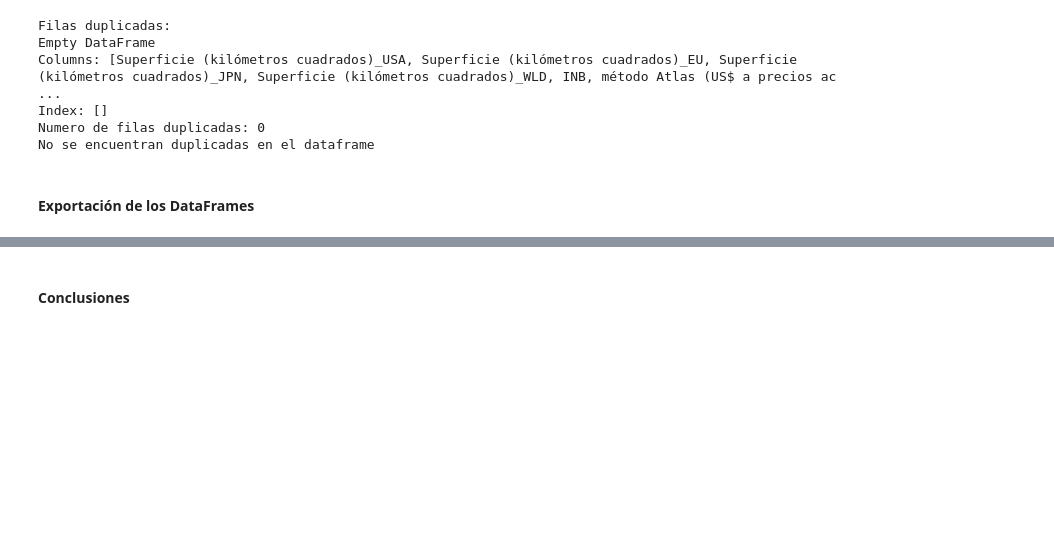
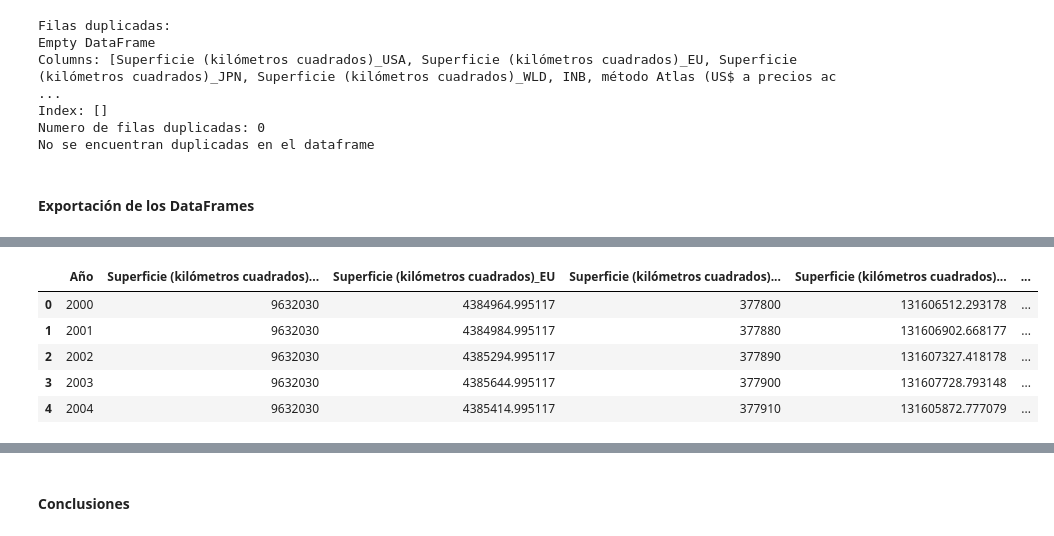
Before and after one commit to JosueMonte/gaming, a Jupyter notebook: eda_1.ipynb, the cells around one changed output, grey strips where cells are left out. Cells and saved outputs as stored; diff of their text form; code cells hidden in the pictures; blank space fills up the shorter version.

```diff
--- a/eda_1.ipynb
+++ b/eda_1.ipynb
@@ -1164,0 +1171,14 @@ No se encuentran duplicadas en el dataframe
+# %%
+# Suponiendo que df_1_1_c es tu DataFrame y el índice ya son los años
+df_1_1_c.index.name = 'Año'
+# %%
+df_1_1_c = df_1_1_c.reset_index()
+# %%
+df_1_1_c.head()
+# %% [output]
+|  | Año | Superficie (kilómetros cuadrados)... | Superficie (kilómetros cuadrados)_EU | Superficie (kilómetros cuadrados)... | Superficie (kilómetros cuadrados)... | ... |
+| 0 | 2000 | 9632030 | 4384964.995117 | 377800 | 131606512.293178 | ... |
+| 1 | 2001 | 9632030 | 4384984.995117 | 377880 | 131606902.668177 | ... |
+| 2 | 2002 | 9632030 | 4385294.995117 | 377890 | 131607327.418178 | ... |
+| 3 | 2003 | 9632030 | 4385644.995117 | 377900 | 131607728.793148 | ... |
+| 4 | 2004 | 9632030 | 4385414.995117 | 377910 | 131605872.777079 | ... |
```
Also changed, not shown: parts of 6 cells of this notebook, 1 other file.
